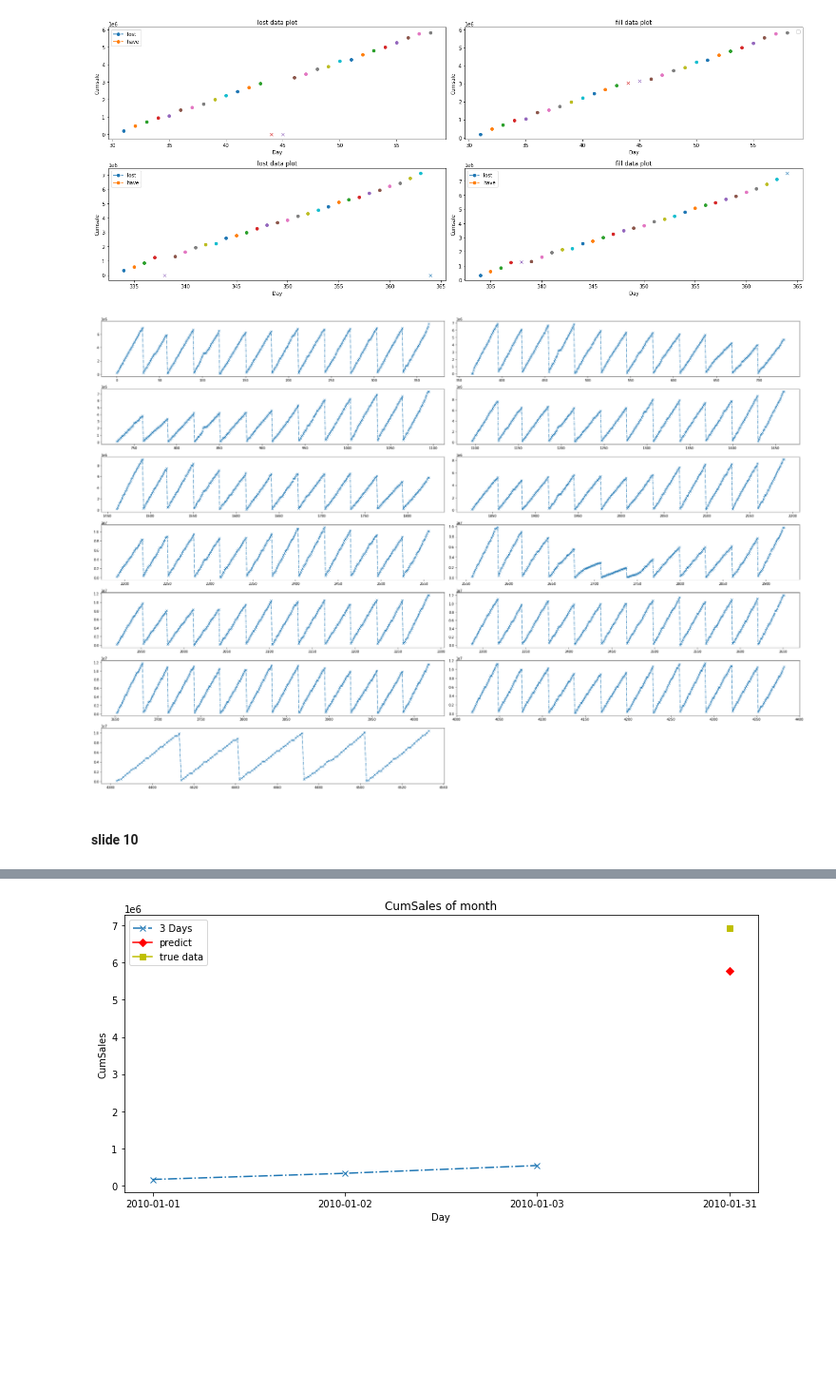
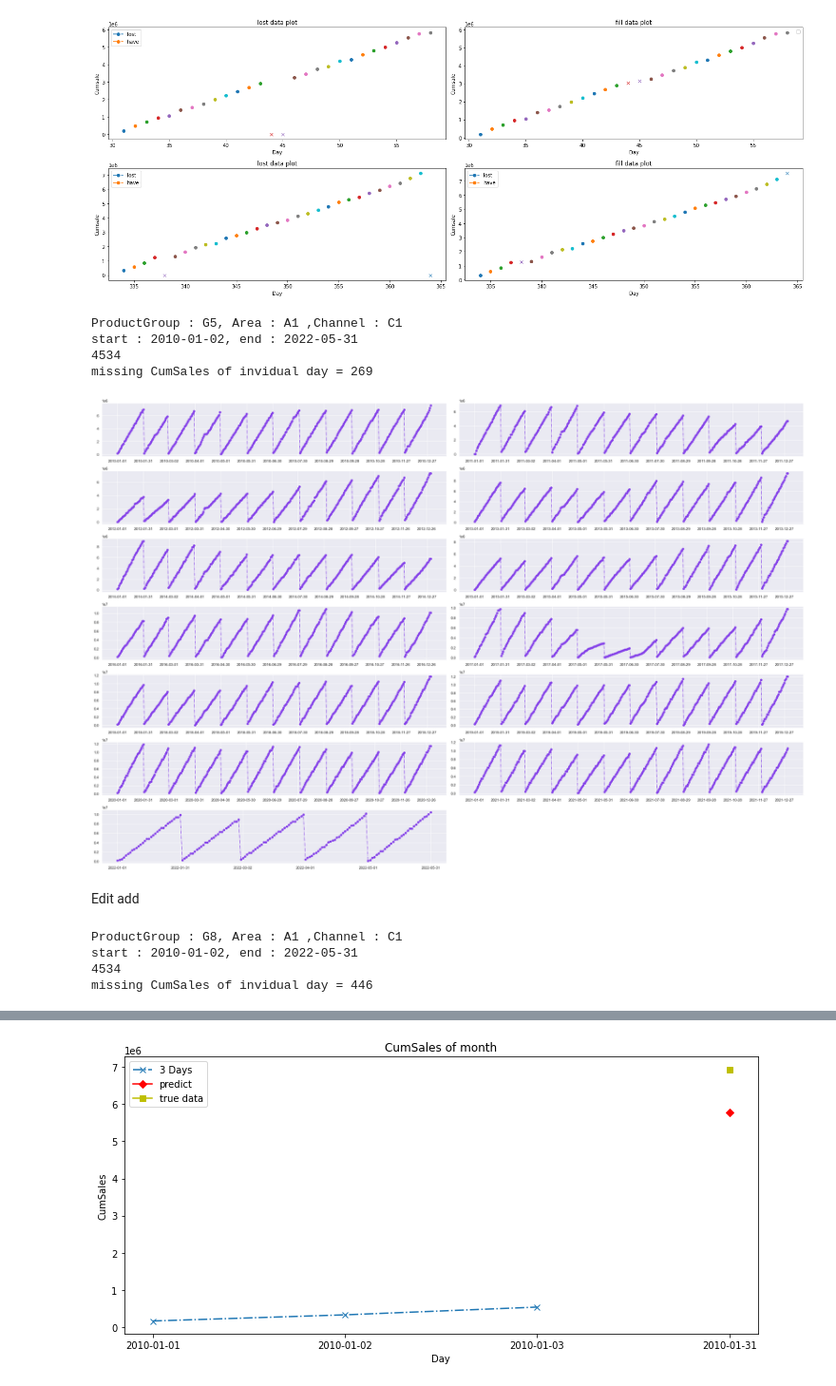
Before and after one commit to Raum27/sale_animal, a Jupyter notebook: morega_V6.ipynb, the cells around one changed output, grey strips where cells are left out. Shown at 95% size. Drawn from its saved outputs; the diff is of its cells as text; code cells hidden in the pictures; blank space fills up the shorter version.

```diff
--- a/morega_V6.ipynb
+++ b/morega_V6.ipynb
@@ -319,84 +316,105 @@ plt.tight_layout()
 No artists with labels found to put in legend.  Note that artists whose label start with an underscore are ignored when legend() is called with no argument.
 2010-02-01 to 2010-02-28
 [figure]
+# %%
+A=find_group(5,1,1)
+info,before = find_value_miss(All_Group[A])
+# %% [output]
+ProductGroup : G5, Area : A1 ,Channel : C1
+start : 2010-01-02, end : 2022-05-31
+4534
+missing CumSales of invidual day = 269
 # %%
 plt.figure(figsize=[30,20])
 #2010
 plt.subplot(7,2,1)
-plt.plot(info[:365,0],info[:365,1],marker='x',linestyle='-.')
+plt.plot(info[:365,0],info[:365,1],marker='o',linestyle='-.',c='#8643e9')
+plt.xticks(info[:365:30,0],before[:365:30,0])
 plt.tight_layout()
 
-# #2011
+#2011
 plt.subplot(7,2,2)
-plt.plot(info[365:730,0],info[365:730,1],marker='x',linestyle='-.')
+plt.plot(info[365:730,0],info[365:730,1],marker='o',linestyle='-.',c='#8643e9')
+plt.xticks(info[365:730:30,0],before[365:730:30,0])
 plt.tight_layout()
 # plt.show()
 
 #2012
 plt.subplot(7,2,3)
-plt.plot(info[730:1096,0],info[730:1096,1],marker='x',linestyle='-.')
+plt.plot(info[730:1096,0],info[730:1096,1],marker='o',linestyle='-.',c='#8643e9')
+plt.xticks(info[730:1096:30,0],before[730:1096:30,0])
 plt.tight_layout()
 # plt.show()
 
 # #2013
 plt.subplot(7,2,4)
-plt.plot(info[1096:1461,0],info[1096:1461,1],marker='x',linestyle='-.')
+plt.plot(info[1096:1461,0],info[1096:1461,1],marker='o',linestyle='-.',c='#8643e9')
+plt.xticks(info[1096:1461:30,0],before[1096:1461:30,0])
 plt.tight_layout()
 # plt.show()
 
 # #2014
 plt.subplot(7,2,5)
-plt.plot(info[1461:1826,0],info[1461:1826,1],marker='x',linestyle='-.')
+plt.plot(info[1461:1826,0],info[1461:1826,1],marker='o',linestyle='-.',c='#8643e9')
+plt.xticks(info[1461:1826:30,0],before[1461:1826:30,0])
 plt.tight_layout()
 # plt.show()
 
 # #2015
 plt.subplot(7,2,6)
-plt.plot(info[1826:2191,0],info[1826:2191,1],marker='x',linestyle='-.')
+plt.plot(info[1826:2191,0],info[1826:2191,1],marker='o',linestyle='-.',c='#8643e9')
+plt.xticks(info[1826:2191:30,0],before[1826:2191:30,0])
 plt.tight_layout()
 # plt.show()
 
 # #2016
 plt.subplot(7,2,7)
-plt.plot(info[2191:2557,0],info[2191:2557,1],marker='x',linestyle='-.')
+plt.plot(info[2191:2557,0],info[2191:2557,1],marker='o',linestyle='-.',c='#8643e9')
+plt.xticks(info[2191:2557:30,0],before[2191:2557:30,0])
 plt.tight_layout()
 # plt.show()
 
 # #2017
 plt.subplot(7,2,8)
-plt.plot(info[2557:2922,0],info[2557:2922,1],marker='x',linestyle='-.')
+plt.plot(info[2557:2922,0],info[2557:2922,1],marker='o',linestyle='-.',c='#8643e9')
+plt.xticks(info[2557:2922:30,0],before[2557:2922:30,0])
 plt.tight_layout()
 # plt.show()
 
 # #2018
 plt.subplot(7,2,9)
-plt.plot(info[2922:3287,0],info[2922:3287,1],marker='x',linestyle='-.')
+plt.plot(info[2922:3287,0],info[2922:3287,1],marker='o',linestyle='-.',c='#8643e9')
+plt.xticks(info[2922:3287:30,0],before[2922:3287:30,0])
 plt.tight_layout()
 # plt.show()
 
 # #2019
 plt.subplot(7,2,10)
-plt.plot(info[3287:3652,0],info[3287:3652,1],marker='x',linestyle='-.')
+plt.plot(info[3287:3652,0],info[3287:3652,1],marker='o',linestyle='-.',c='#8643e9')
+plt.xticks(info[3287:3652:30,0],before[3287:3652:30,0])
 plt.tight_layout()
 # plt.show()
 
 # #2020
 plt.subplot(7,2,11)
-plt.plot(info[3652:4018,0],info[3652:4018,1],marker='x',linestyle='-.')
+plt.plot(info[3652:4018,0],info[3652:4018,1],marker='o',linestyle='-.',c='#8643e9')
+plt.xticks(info[3652:4018:30,0],before[3652:4018:30,0])
 plt.tight_layout()
 # plt.show()
 
 # #2021
 plt.subplot(7,2,12)
-plt.plot(info[4018:4383,0],info[4018:4383,1],marker='x',linestyle='-.')
+plt.plot(info[4018:4383,0],info[4018:4383,1],marker='o',linestyle='-.',c='#8643e9')
+plt.xticks(info[4018:4383:30,0],before[4018:4383:30,0])
 plt.tight_layout()
 
 
 # #2022
 plt.subplot(7,2,13)
-plt.plot(info[4383:,0],info[4383:,1],marker='x',linestyle='-.')
+plt.plot(info[4383:,0],info[4383:,1],marker='o',linestyle='-.',c='#8643e9')
+plt.xticks(info[4383::30,0],before[4383::30,0])
 plt.tight_layout()
 # %% [output]
-[figure, old version]
+[figure, new version]
-# %% [markdown]
-#### slide 10
+# %% [markdown]
+Edit add
@@ -402,0 +476,8 @@ plt.tight_layout()
+# %%
+A=find_group(8,1,1)
+info,before = find_value_miss(All_Group[A])
+# %% [output]
+ProductGroup : G8, Area : A1 ,Channel : C1
+start : 2010-01-02, end : 2022-05-31
+4534
+missing CumSales of invidual day = 446
```
Also changed, not shown: parts of 9 cells of this notebook, 4 other files.
